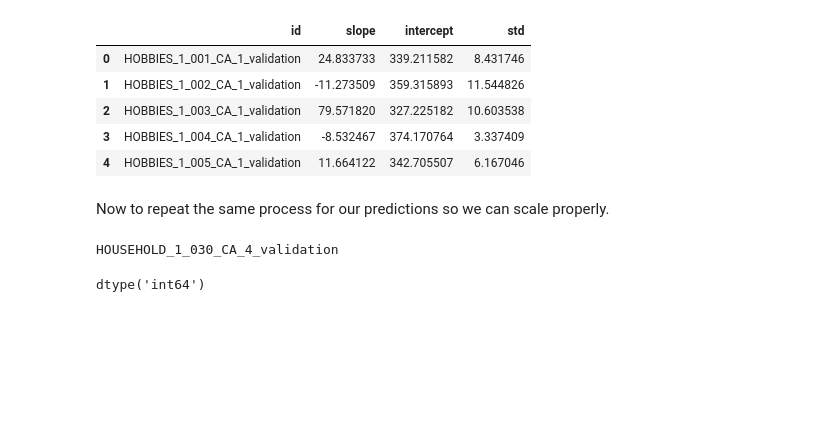
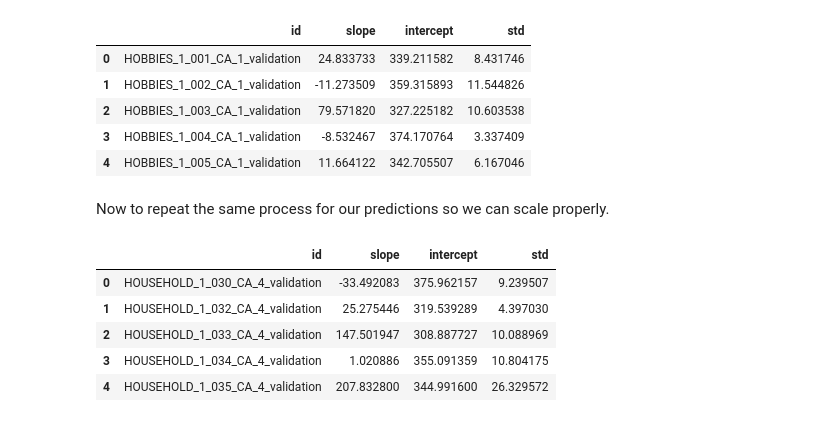
Before and after one commit to Luke-Gray/M5-Accuracy, a Jupyter notebook: LGB Modeling.ipynb, the cells around one changed output. Drawn from its saved outputs; the diff is of its cells as text; code cells hidden in the pictures; blank space fills up the shorter version.

```diff
--- a/LGB Modeling.ipynb
+++ b/LGB Modeling.ipynb
@@ -193,3 +180,0 @@ Name: F1, dtype: int64
-# %%
-sales = pd.read_csv('sales_train_validation.csv')
-sales.head()
@@ -231,15 +208,6 @@ regress.head()
 | 4 | HOBBIES_1_005_CA_1_validation | 11.664122 | 342.705507 | 6.167046 |
 # %% [markdown]
 Now to repeat the same process for our predictions so we can scale properly.
-# %%
-for j, item in enumerate(loop_df['id'].unique()[:1]):
-    print(item)
-# %% [output]
-HOUSEHOLD_1_030_CA_4_validation
-# %%
-sales['d_1202'].dtype
-# %% [output]
-dtype('int64')
 # %%
 data.loc[data['bollinger'].isna(), 'bollinger'] = data['demand']
 # %%
@@ -262,0 +229,12 @@ final_reg.head()
+# %%
+regress = regress.set_index('id')
+regress = regress.reindex(index=final_reg['id'])
+regress = regress.reset_index()
+regress.head()
+# %% [output]
+|  | id | slope | intercept | std |
+| 0 | HOUSEHOLD_1_030_CA_4_validation | -33.492083 | 375.962157 | 9.239507 |
+| 1 | HOUSEHOLD_1_032_CA_4_validation | 25.275446 | 319.539289 | 4.397030 |
+| 2 | HOUSEHOLD_1_033_CA_4_validation | 147.501947 | 308.887727 | 10.088969 |
+| 3 | HOUSEHOLD_1_034_CA_4_validation | 1.020886 | 355.091359 | 10.804175 |
+| 4 | HOUSEHOLD_1_035_CA_4_validation | 207.832800 | 344.991600 | 26.329572 |
```
Also changed, not shown: parts of 8 cells of this notebook, 5 other files.
